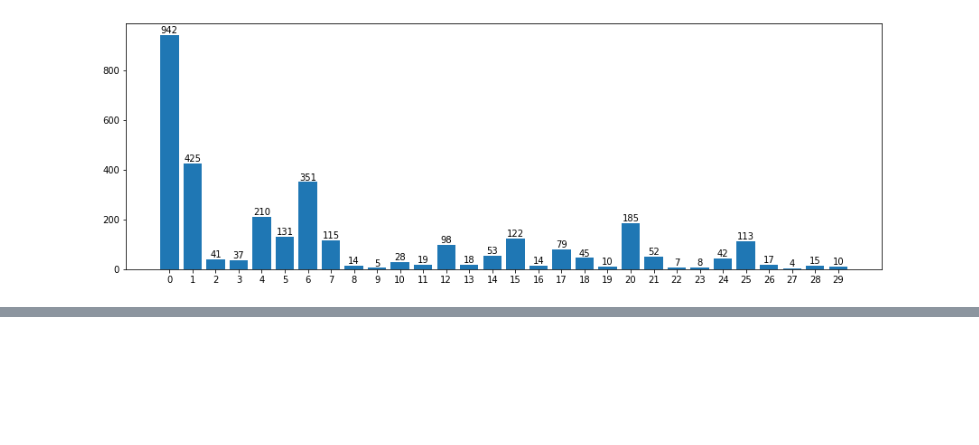
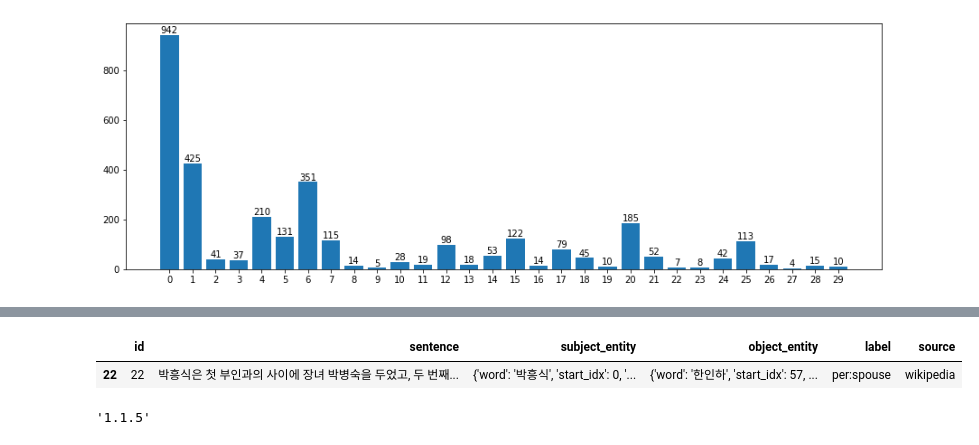
Before and after one commit to khyeyoon/boostcamp-klue-RE-nlp-02, a Jupyter notebook: EDA.ipynb, the cells around one changed output, grey strips where cells are left out. Drawn from its saved outputs; the diff is of its cells as text; code cells hidden in the pictures; blank space fills up the shorter version.

```diff
--- a/EDA.ipynb
+++ b/EDA.ipynb
@@ -209,0 +239,9 @@ plt.show()
+# %%
+df[df['id']==22]
+# %% [output]
+|  | id | sentence | subject_entity | object_entity | label | source |
+| 22 | 22 | 박흥식은 첫 부인과의 사이에 장녀 박병숙을 두었고, 두 번째... | {'word': '박흥식', 'start_idx': 0, '... | {'word': '한인하', 'start_idx': 57, ... | per:spouse | wikipedia |
+# %%
+pd.__version__
+# %% [output]
+'1.1.5'
```
Also changed, not shown: parts of 3 cells of this notebook, 2 other files.
